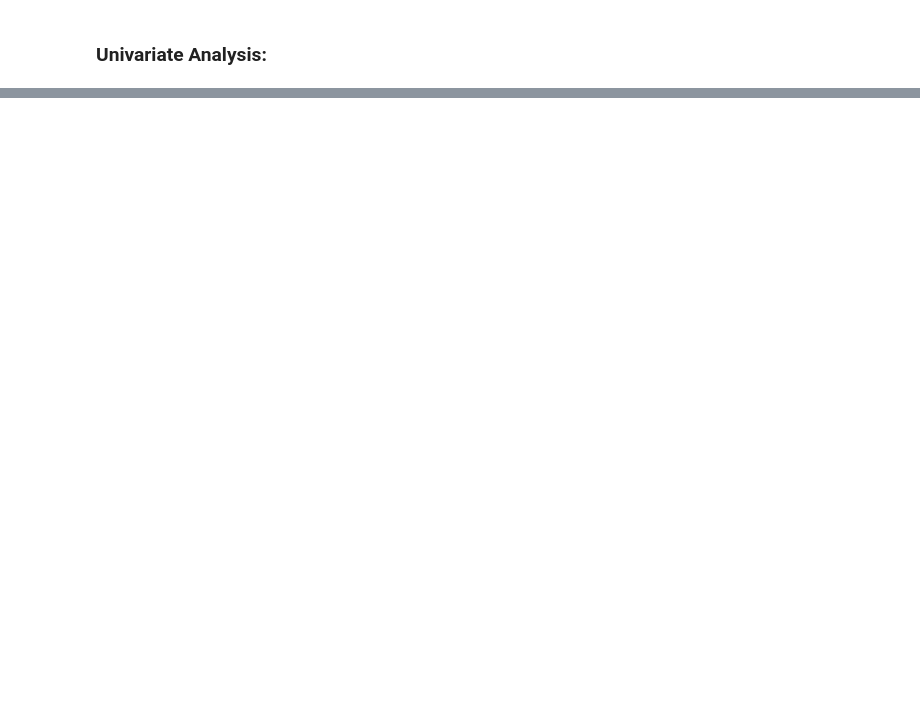
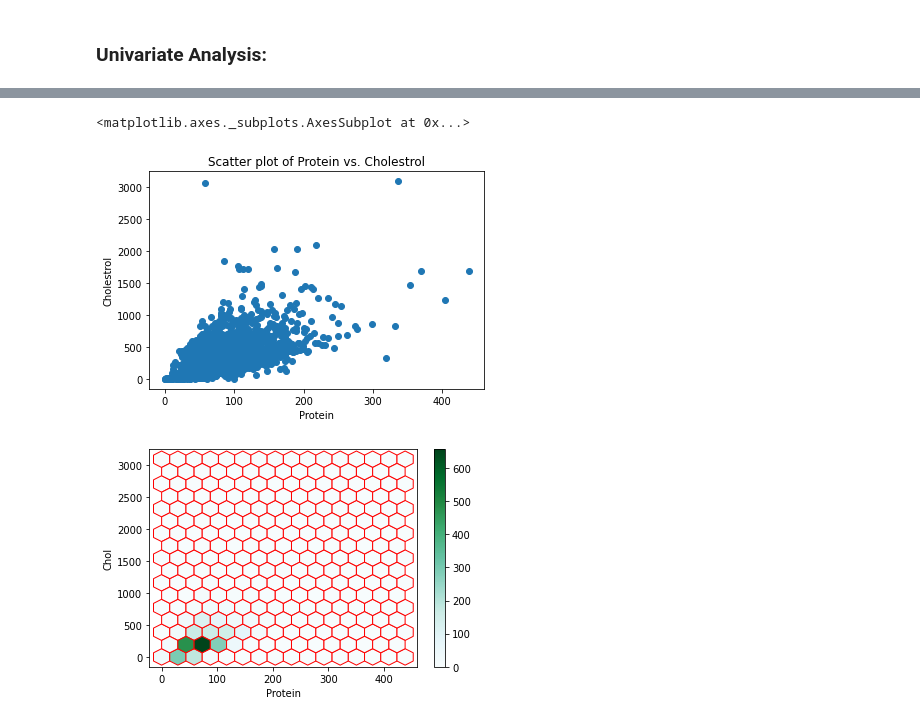
Before and after one commit to anaaparamesh/Week1_Public, a Jupyter notebook: Notebooks/02_Pandas_and_Matplotlib/Matplotlib_Exercise.ipynb, the cells around one changed output, grey strips where cells are left out. Drawn from its saved outputs; the diff is of its cells as text; code cells hidden in the pictures; blank space fills up the shorter version.

Commit message:
finished matplotlib exercise

```diff
--- a/Notebooks/02_Pandas_and_Matplotlib/Matplotlib_Exercise.ipynb
+++ b/Notebooks/02_Pandas_and_Matplotlib/Matplotlib_Exercise.ipynb
@@ -80,7 +123,19 @@ plt.hist(more_Normal(data,"Chol")) #better representation of data, more Normal t
 # %%
 """Conduct a Bivariate Analysis for Protein and Chol. What is familar about this compared to the tutorial? What is another
 way to deal with overplotting other than the Hex plot? Create two data visualizations, one that shows the overplotting, the other that
 resolves this issue. After you are done, play around with the sns.kdeplot function or try to create a 3D graph to reduce the effects of overplotting."""
 
 ## YOUR CODE HERE
+x = data["Protein"]
+y = data["Chol"]
+plt.scatter(x, y)
+plt.xlabel("Protein")
+plt.ylabel("Cholestrol")
+plt.title("Scatter plot of Protein vs. Cholestrol")
+
+data.plot.hexbin(x = "Protein", y = "Chol", gridsize = 15, ec = "r", sharex=False)
+# %% [output]
+<matplotlib.axes._subplots.AxesSubplot at 0x...>
+[figure, added]
+[figure, added]
 # %%
```
Also changed, not shown: parts of 5 cells of this notebook.
